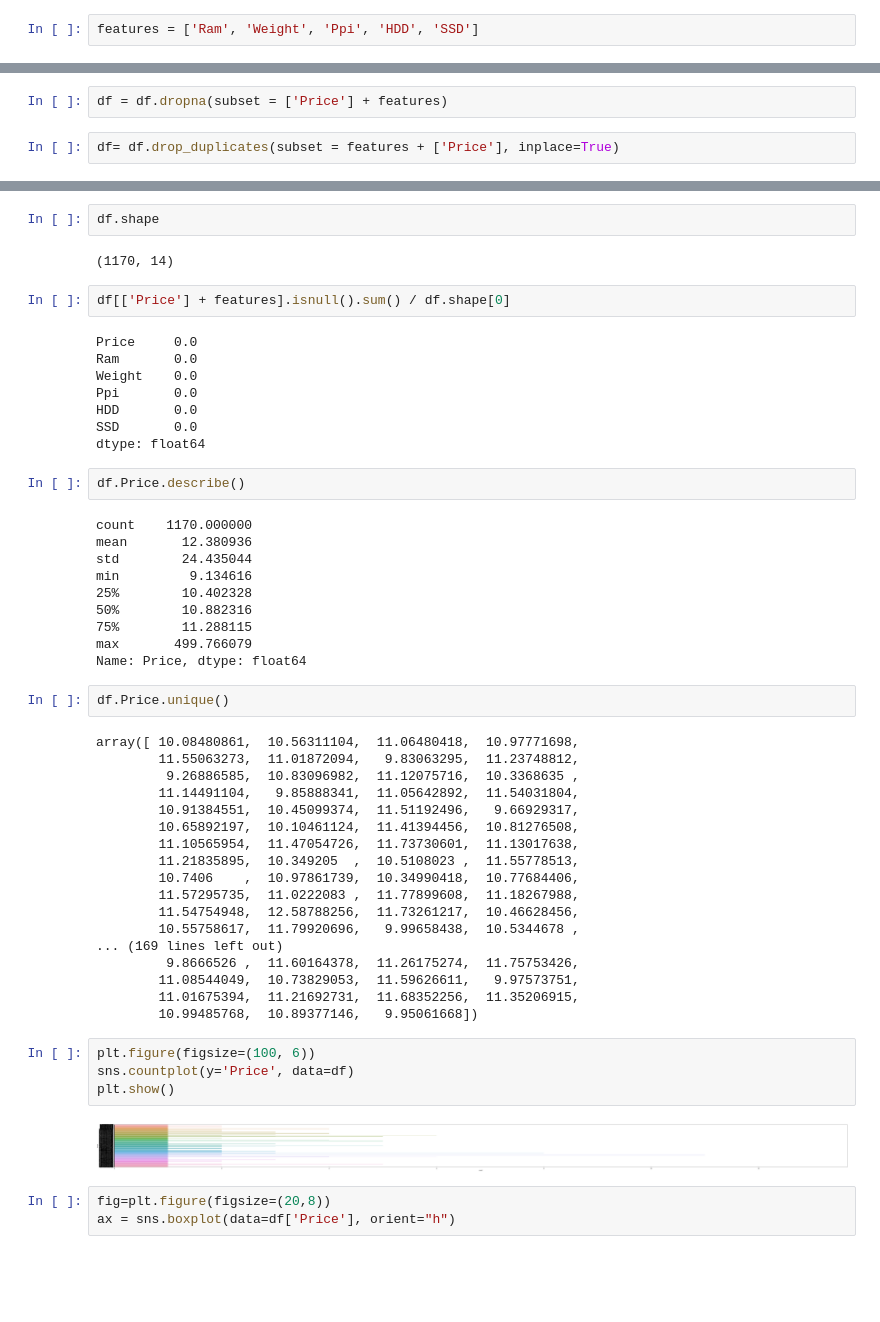
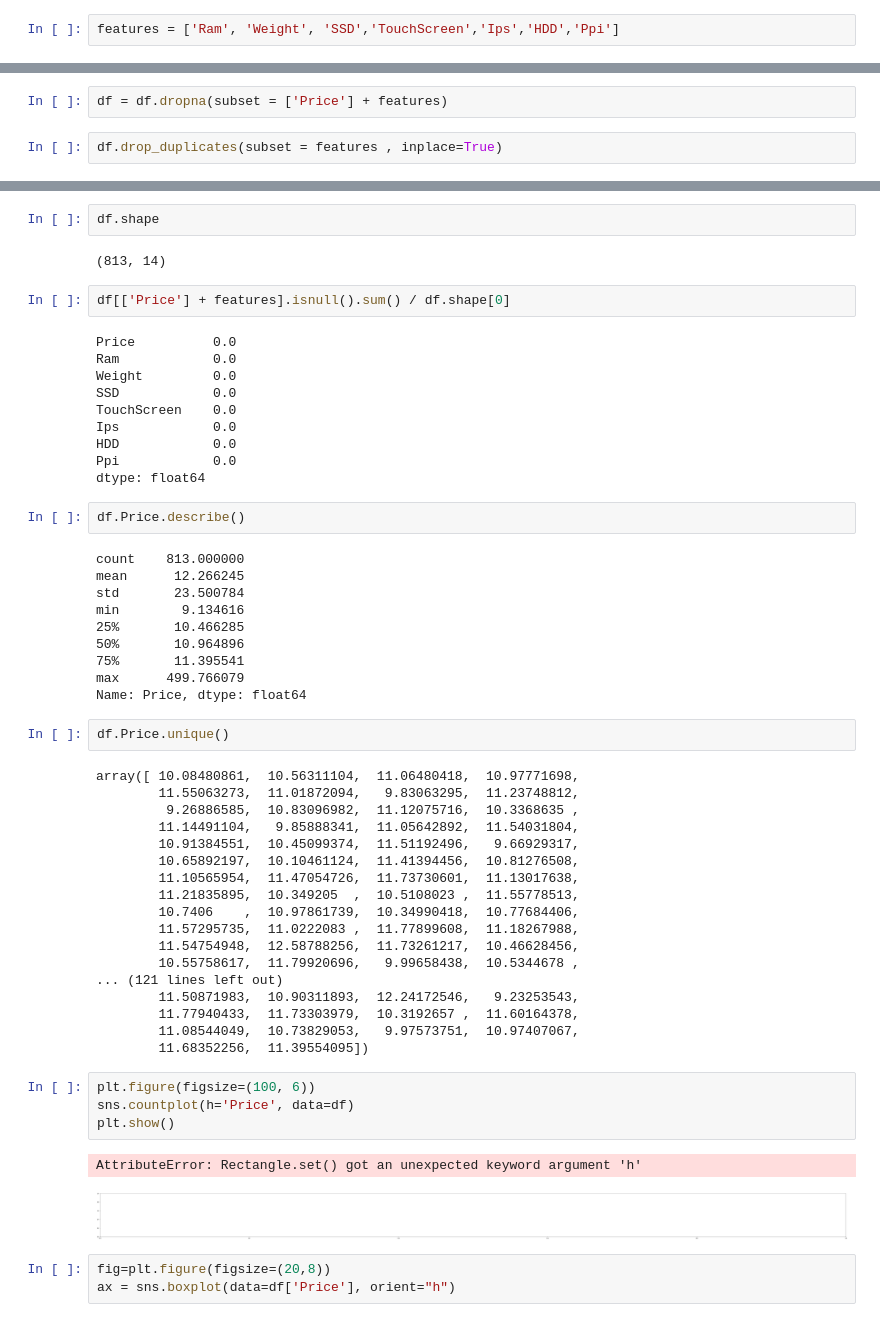
Before and after one commit to montejs3/Bi, a Jupyter notebook: LabBi/Lab2-Regresion/lab2.ipynb, the cells around one changed output, grey strips where cells are left out. Drawn from its saved outputs; the diff is of its cells as text; blank space fills up the shorter version.

```diff
--- a/LabBi/Lab2-Regresion/lab2.ipynb
+++ b/LabBi/Lab2-Regresion/lab2.ipynb
@@ -74,4 +73,4 @@ Para entrenar un modelo de regresión todas las variables de entrada (features)
 Hay variables booleanas que deberían influir en el precio de una laptop como Ips pero para este modelo no parece aplicar.
 [Aquí se habla de eso](https://towardsdatascience.com/machine-learning-102-logistic-regression-9e6dc2807772)
 # %%
-features = ['Ram', 'Weight', 'Ppi', 'HDD', 'SSD']
+features = ['Ram', 'Weight', 'SSD','TouchScreen','Ips','HDD','Ppi']
@@ -143,4 +149,4 @@ df.shape
 # %%
 df = df.dropna(subset = ['Price'] + features)
 # %%
-df= df.drop_duplicates(subset = features + ['Price'], inplace=True)
+df.drop_duplicates(subset = features , inplace=True)
@@ -147,28 +158,30 @@ df= df.drop_duplicates(subset = features + ['Price'], inplace=True)
 # %%
 df.shape
 # %% [output]
-(1170, 14)
+(813, 14)
 # %%
 df[['Price'] + features].isnull().sum() / df.shape[0]
 # %% [output]
-Price     0.0
-Ram       0.0
-Weight    0.0
-Ppi       0.0
-HDD       0.0
-SSD       0.0
+Price          0.0
+Ram            0.0
+Weight         0.0
+SSD            0.0
+TouchScreen    0.0
+Ips            0.0
+HDD            0.0
+Ppi            0.0
 dtype: float64
 # %%
 df.Price.describe()
 # %% [output]
-count    1170.000000
-mean       12.380936
-std        24.435044
-min         9.134616
-25%        10.402328
-50%        10.882316
-75%        11.288115
-max       499.766079
+count    813.000000
+mean      12.266245
+std       23.500784
+min        9.134616
+25%       10.466285
+50%       10.964896
+75%       11.395541
+max      499.766079
 Name: Price, dtype: float64
 # %%
 df.Price.unique()
@@ -185,17 +198,18 @@ array([ 10.08480861,  10.56311104,  11.06480418,  10.97771698,
         11.57295735,  11.0222083 ,  11.77899608,  11.18267988,
         11.54754948,  12.58788256,  11.73261217,  10.46628456,
         10.55758617,  11.79920696,   9.99658438,  10.5344678 ,
-... (169 lines left out)
-         9.8666526 ,  11.60164378,  11.26175274,  11.75753426,
-        11.08544049,  10.73829053,  11.59626611,   9.97573751,
-        11.01675394,  11.21692731,  11.68352256,  11.35206915,
-        10.99485768,  10.89377146,   9.95061668])
+... (121 lines left out)
+        11.50871983,  10.90311893,  12.24172546,   9.23253543,
+        11.77940433,  11.73303979,  10.3192657 ,  11.60164378,
+        11.08544049,  10.73829053,   9.97573751,  10.97407067,
+        11.68352256,  11.39554095])
 # %%
 plt.figure(figsize=(100, 6))
-sns.countplot(y='Price', data=df)
+sns.countplot(h='Price', data=df)
 plt.show()
 # %% [output]
+AttributeError: Rectangle.set() got an unexpected keyword argument 'h'
-[figure, old version]
+[figure, new version]
 # %%
 fig=plt.figure(figsize=(20,8))
 ax = sns.boxplot(data=df['Price'], orient="h")
```
Also changed, not shown: parts of 44 cells of this notebook.
